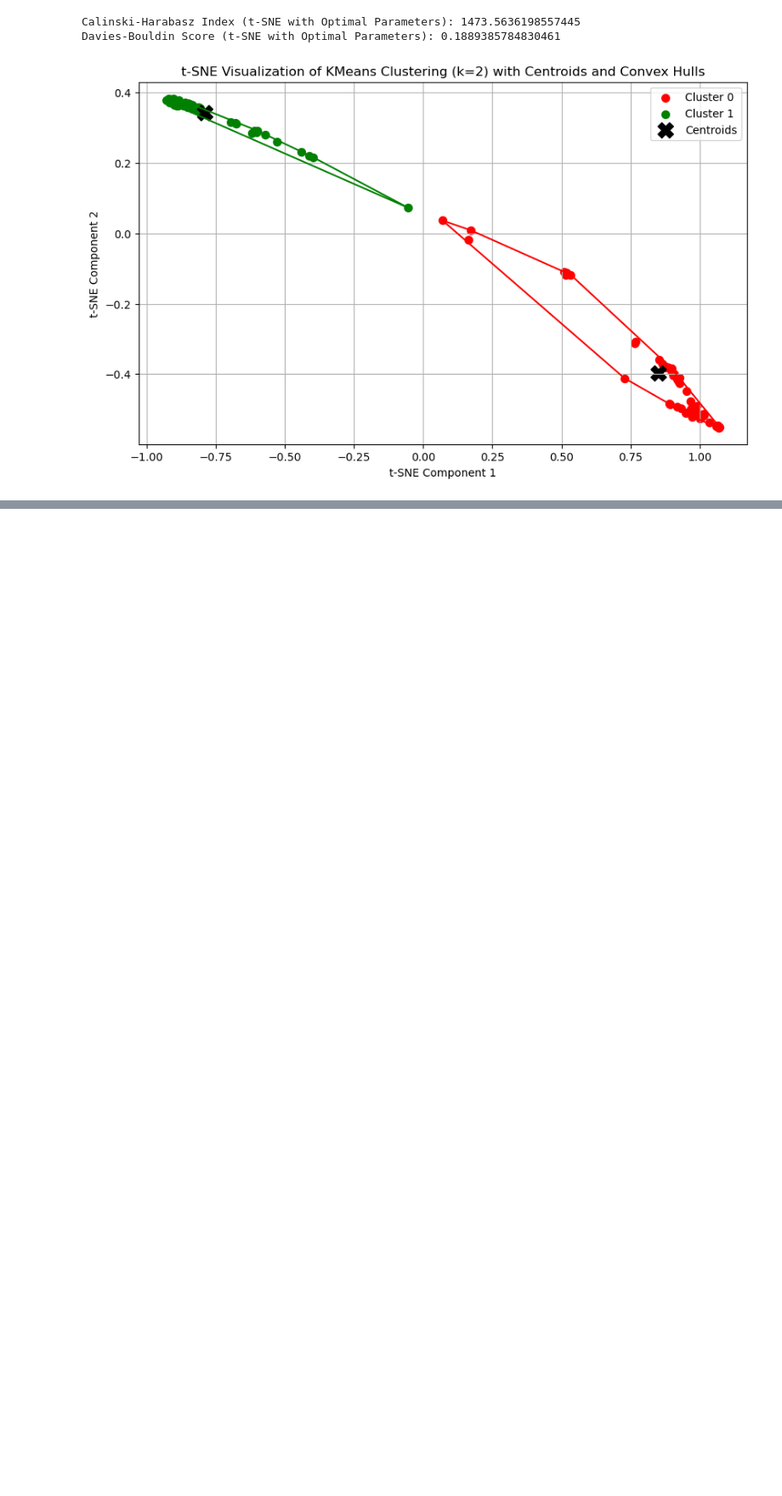
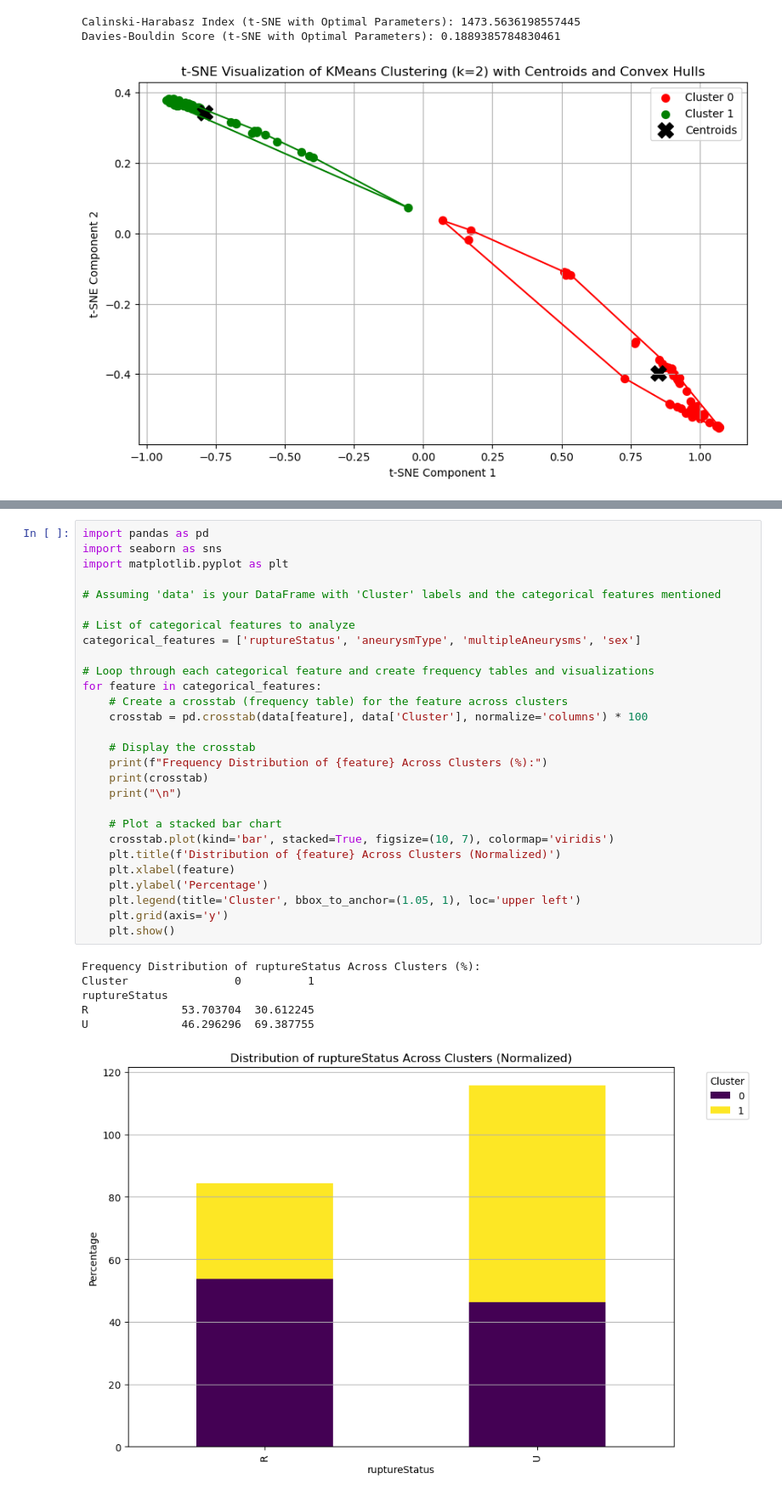
Before and after one commit to shrinitbabel/Aneurysm-CFD-Supervised-Clustering, a Jupyter notebook: Aneurysm EDA.ipynb, the cells around one changed output, grey strips where cells are left out. Shown at 85% size. Cells and saved outputs as stored; diff of their text form; blank space fills up the shorter version.

```diff
--- a/Aneurysm EDA.ipynb
+++ b/Aneurysm EDA.ipynb
@@ -644,0 +689,35 @@ AttributeError: 'list' object has no attribute 'groupby'
+# %%
+import pandas as pd
+import seaborn as sns
+import matplotlib.pyplot as plt
+
+# Assuming 'data' is your DataFrame with 'Cluster' labels and the categorical features mentioned
+
+# List of categorical features to analyze
+categorical_features = ['ruptureStatus', 'aneurysmType', 'multipleAneurysms', 'sex']
+
+# Loop through each categorical feature and create frequency tables and visualizations
+for feature in categorical_features:
+    # Create a crosstab (frequency table) for the feature across clusters
+    crosstab = pd.crosstab(data[feature], data['Cluster'], normalize='columns') * 100
+
+    # Display the crosstab
+    print(f"Frequency Distribution of {feature} Across Clusters (%):")
+    print(crosstab)
+    print("\n")
+
+    # Plot a stacked bar chart
+    crosstab.plot(kind='bar', stacked=True, figsize=(10, 7), colormap='viridis')
+    plt.title(f'Distribution of {feature} Across Clusters (Normalized)')
+    plt.xlabel(feature)
+    plt.ylabel('Percentage')
+    plt.legend(title='Cluster', bbox_to_anchor=(1.05, 1), loc='upper left')
+    plt.grid(axis='y')
+    plt.show()
+# %% [output]
+Frequency Distribution of ruptureStatus Across Clusters (%):
+Cluster                0          1
+ruptureStatus
+R              53.703704  30.612245
+U              46.296296  69.387755
+[figure, added]
```
Also changed, not shown: parts of 14 cells of this notebook.
